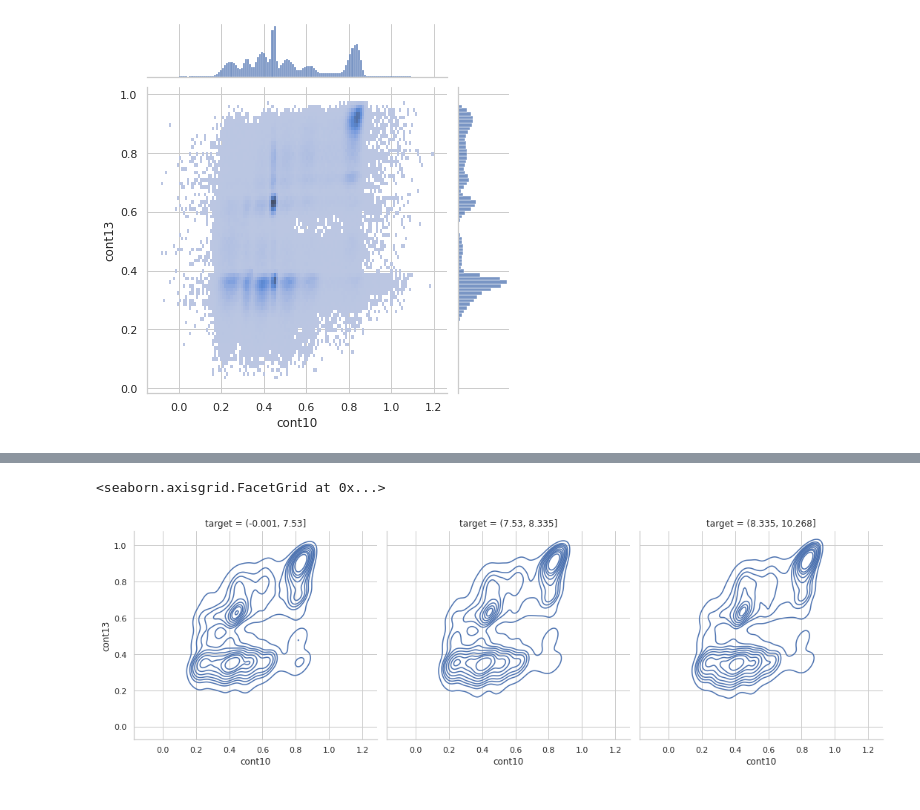
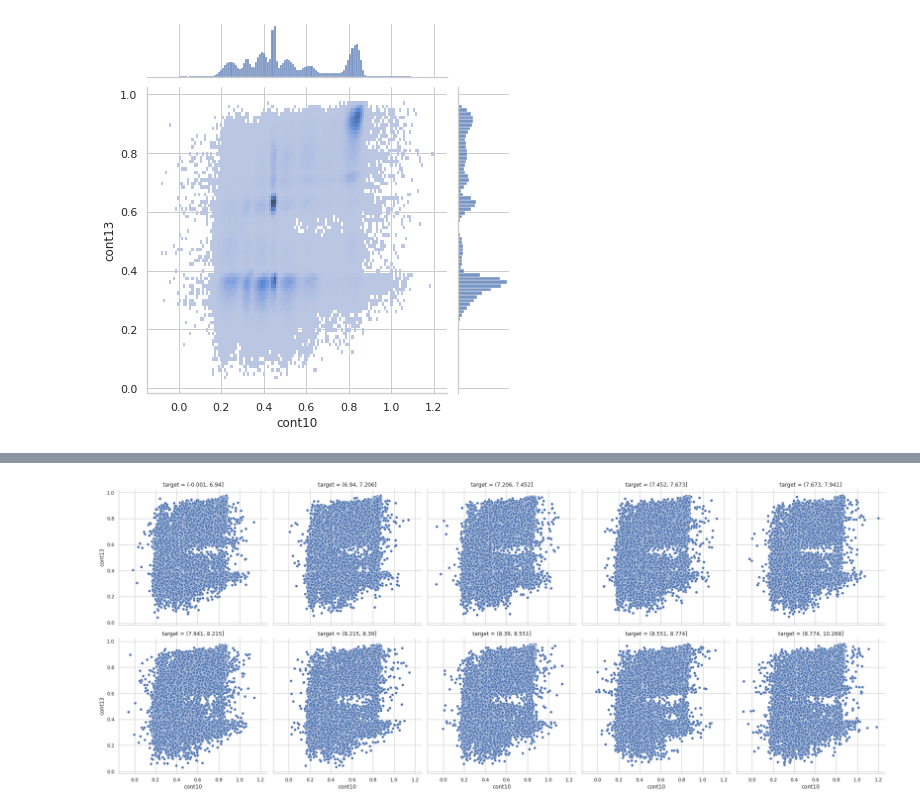
Before and after one commit to savioursho/tabular-playground-series-jan-2021, a Jupyter notebook: notebooks/05-eda.ipynb, the cells around one changed output, grey strips where cells are left out. Cells and saved outputs as stored; diff of their text form; code cells hidden in the pictures.

```diff
--- a/notebooks/05-eda.ipynb
+++ b/notebooks/05-eda.ipynb
@@ -171,11 +201,11 @@ g = df_train.assign(target= pd.qcut(df_train["target"], 3)).pipe(
 # %%
-sns.displot(
-    data=df_train.assign(target=pd.qcut(df_train["target"], 3)),
+sns.relplot(
+    data=df_train.assign(target=pd.qcut(df_train["target"], 10)),
     x="cont10",
     y="cont13",
     col="target",
-    kind="kde"
-)
+    col_wrap=5,
+    kind="scatter",
+);
 # %% [output]
-<seaborn.axisgrid.FacetGrid at 0x...>
-[figure, old version]
+[figure, new version]
```
Also changed, not shown: parts of 12 cells of this notebook, 6 other files.
